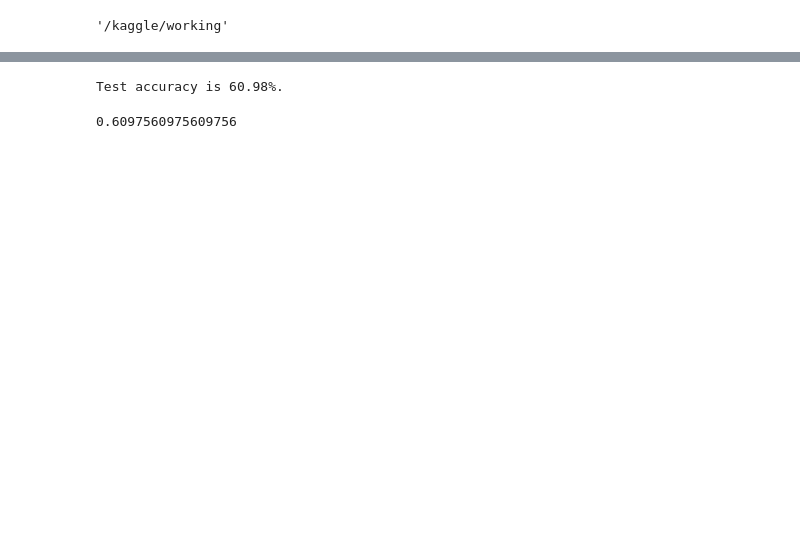
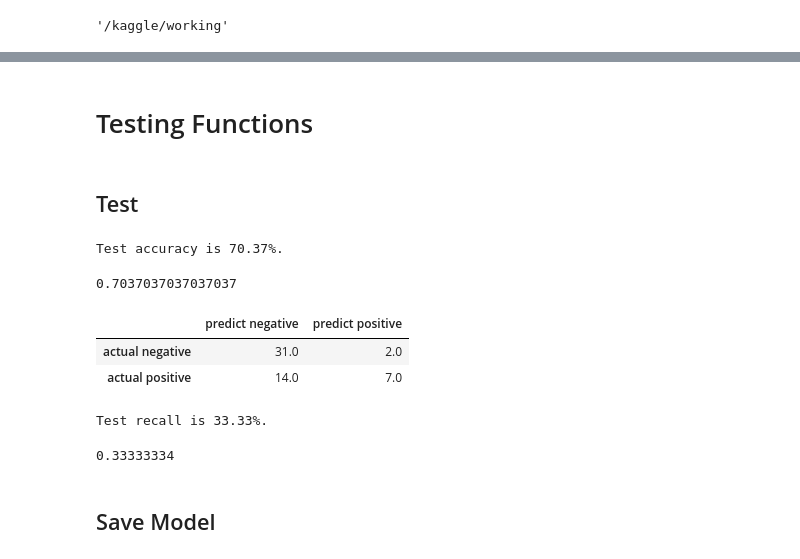
Before and after one commit to larahabashy/capstone-diabetes, a Jupyter notebook: notebooks/vgg-model-ax.ipynb, the cells around one changed output, grey strips where cells are left out. Saved outputs shown, nothing was run; the diff lists cells and outputs as text; code cells hidden in the pictures; blank space fills up the shorter version.

```diff
--- a/notebooks/vgg-model-ax.ipynb
+++ b/notebooks/vgg-model-ax.ipynb
@@ -342,8 +352,29 @@ df
-# %%
-TEST_DIR = "../input/lipo-data/data/test"
-test_dataset = datasets.ImageFolder(root=TEST_DIR, transform=valid_transforms)
-test_loader = torch.utils.data.DataLoader(test_dataset, batch_size=BATCH_SIZE, shuffle=True)
+# %% [markdown]
+# Testing Functions
 # %%
+def pytorch_confusion_matrix(cnn, data_loader):
+    """return confusion matrix on a holdout sample for a pytorch cnn model(binary classification)"""
+    confusion_matrix = torch.zeros(2, 2)
+    device = torch.device('cuda' if torch.cuda.is_available() else 'cpu')
+    cnn.eval()
+    with torch.no_grad():
+        for i, (inputs, classes) in enumerate(data_loader):
+            inputs = inputs.to(device)
+            classes = classes.to(device)
+            outputs = cnn(inputs).flatten()
+            preds = torch.sigmoid(outputs) > 0.5
+            for t, p in zip(classes.view(-1), preds.view(-1)):
+                    confusion_matrix[t.long(), p.long()] += 1
+
+    cm = pd.DataFrame(confusion_matrix.numpy(), columns = ['predict negative','predict positive'], index = ['actual negative', 'actual positive'])
+    return cm
+
+def recall_calculation(confusion_matrix):
+    """return recall of holdout sample from a confusion matrix"""
+    test_recall = confusion_matrix.iloc[1,1]/(confusion_matrix.iloc[1,1]+confusion_matrix.iloc[1,0])
+    print(f"Test recall is {test_recall*100:.2f}%.")
+    return test_recall
+
 def get_test_accuracy(cnn, data_loader):
     """return accuracy on a holdout sample for a pytorch cnn model"""
     test_batch_acc = 0
@@ -359,8 +390,33 @@ def get_test_accuracy(cnn, data_loader):
     test_accuracy = test_batch_acc / len(data_loader.dataset)
     print(f"Test accuracy is {test_accuracy*100:.2f}%.")
     return test_accuracy
-
-get_test_accuracy(vgg16, test_loader)
-# %% [output]
-Test accuracy is 60.98%.
-0.6097560975609756
+# %% [markdown]
+## Test
+# %%
+criterion = nn.BCEWithLogitsLoss()
+betas = (best_parameters["beta1"], 0.999)
+model = make_model()
+device = torch.device('cuda' if torch.cuda.is_available() else 'cpu')
+model.to(device)
+optimizer = torch.optim.Adam(model.parameters(),
+                                lr = best_parameters["lr"],
+                                betas = betas)
+model = train(model, train_loader, hyperparameters=best_arm.parameters, epochs=25)
+# %%
+get_test_accuracy(model, test_loader)
+# %% [output]
+Test accuracy is 70.37%.
+0.7037037037037037
+# %%
+pytorch_confusion_matrix(model, test_loader)
+# %% [output]
+|  | predict negative | predict positive |
+| actual negative | 31.0 | 2.0 |
+| actual positive | 14.0 | 7.0 |
+# %%
+recall_calculation(pytorch_confusion_matrix(model, test_loader))
+# %% [output]
+Test recall is 33.33%.
+0.33333334
+# %% [markdown]
+## Save Model
```
Also changed, not shown: parts of 35 cells of this notebook, 4 other files.
